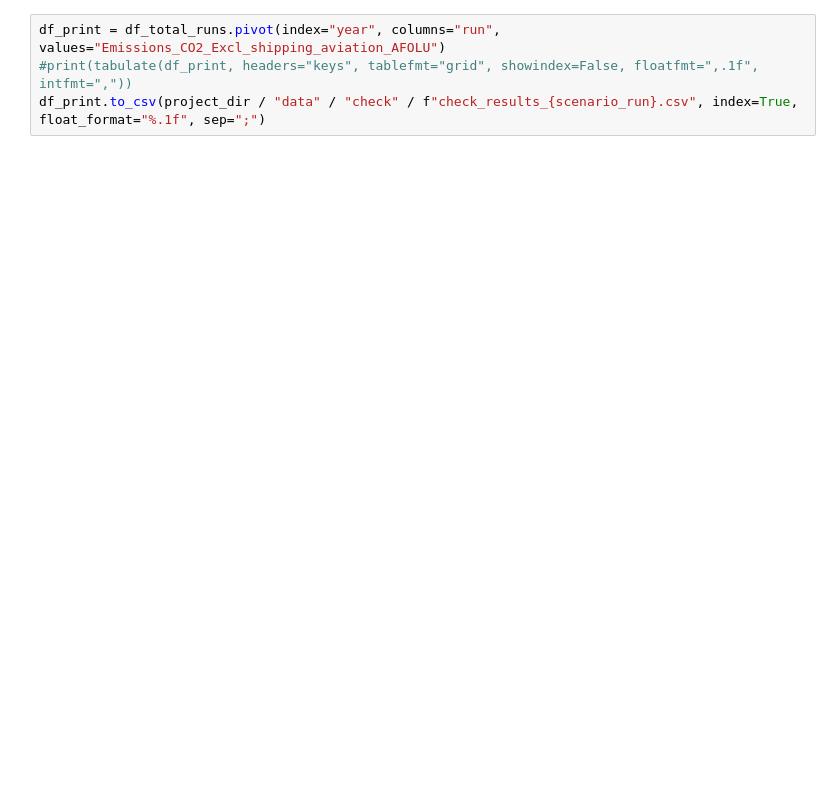
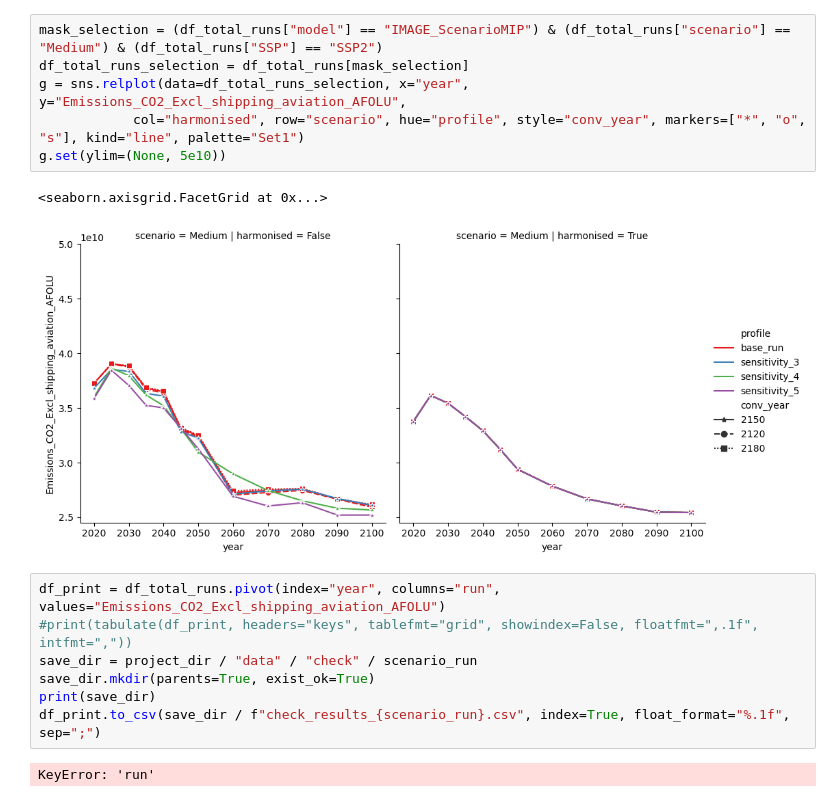
Before and after one commit to imagepbl/downscaling, a Jupyter notebook: Kaya_downscaling/checks/check_results.ipynb, the cells around one changed output. Drawn from its saved outputs; the diff is of its cells as text; blank space fills up the shorter version.

```diff
--- a/Kaya_downscaling/checks/check_results.ipynb
+++ b/Kaya_downscaling/checks/check_results.ipynb
@@ -72,4 +119,18 @@ Processing K:\PythonWork\downscaling\Kaya_downscaling\data\processed\sensitivity
+# %%
+mask_selection = (df_total_runs["model"] == "IMAGE_ScenarioMIP") & (df_total_runs["scenario"] == "Medium") & (df_total_runs["SSP"] == "SSP2")
+df_total_runs_selection = df_total_runs[mask_selection]
+g = sns.relplot(data=df_total_runs_selection, x="year", y="Emissions_CO2_Excl_shipping_aviation_AFOLU",
+            col="harmonised", row="scenario", hue="profile", style="conv_year", markers=["*", "o", "s"], kind="line", palette="Set1")
+g.set(ylim=(None, 5e10))
+# %% [output]
+<seaborn.axisgrid.FacetGrid at 0x...>
+[figure, added]
 # %%
 df_print = df_total_runs.pivot(index="year", columns="run", values="Emissions_CO2_Excl_shipping_aviation_AFOLU")
 #print(tabulate(df_print, headers="keys", tablefmt="grid", showindex=False, floatfmt=",.1f", intfmt=","))
-df_print.to_csv(project_dir / "data" / "check" / f"check_results_{scenario_run}.csv", index=True, float_format="%.1f", sep=";")
+save_dir = project_dir / "data" / "check" / scenario_run
+save_dir.mkdir(parents=True, exist_ok=True)
+print(save_dir)
+df_print.to_csv(save_dir / f"check_results_{scenario_run}.csv", index=True, float_format="%.1f", sep=";")
+# %% [output]
+KeyError: 'run'
```
Also changed, not shown: parts of 8 cells of this notebook, 12 other files.
